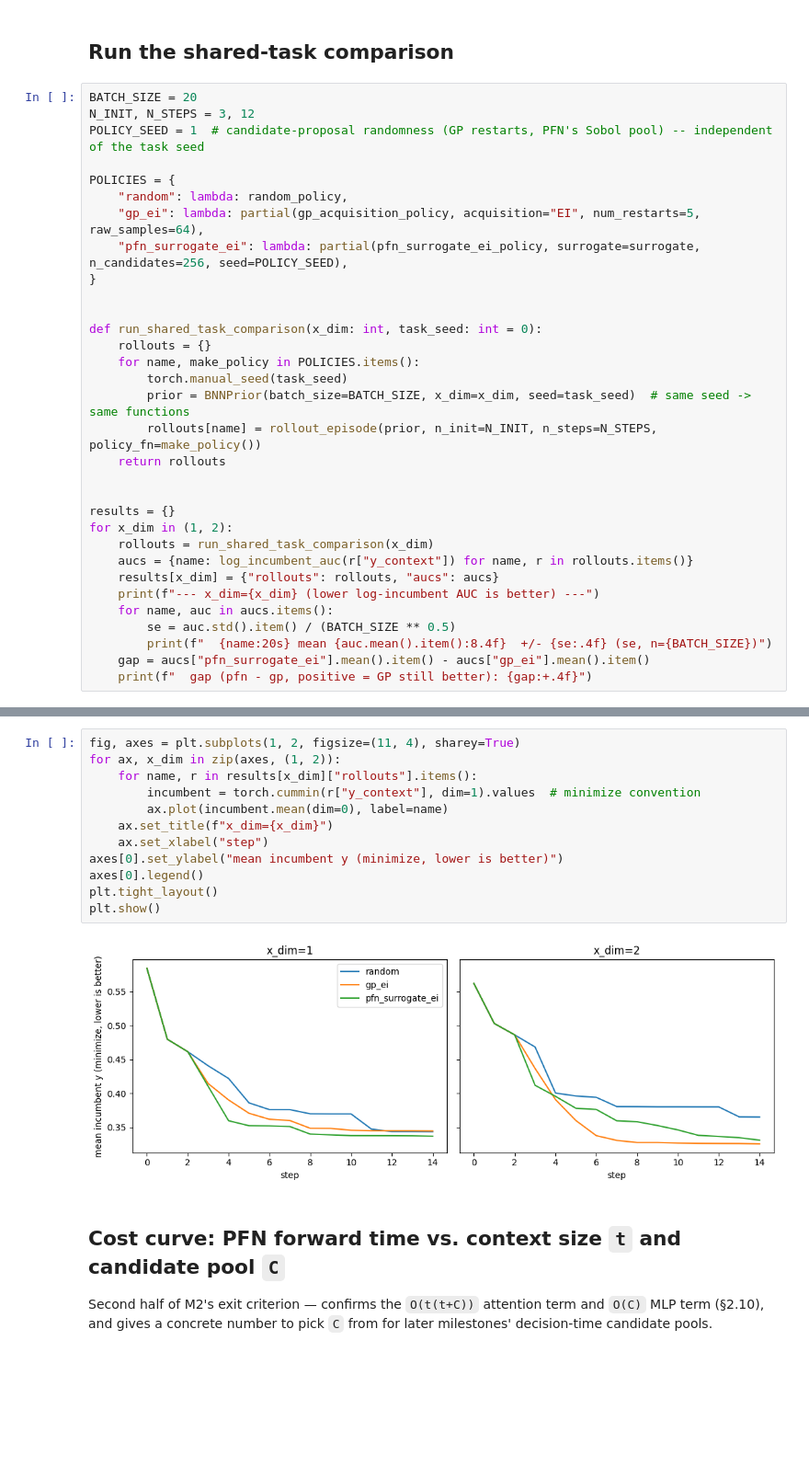
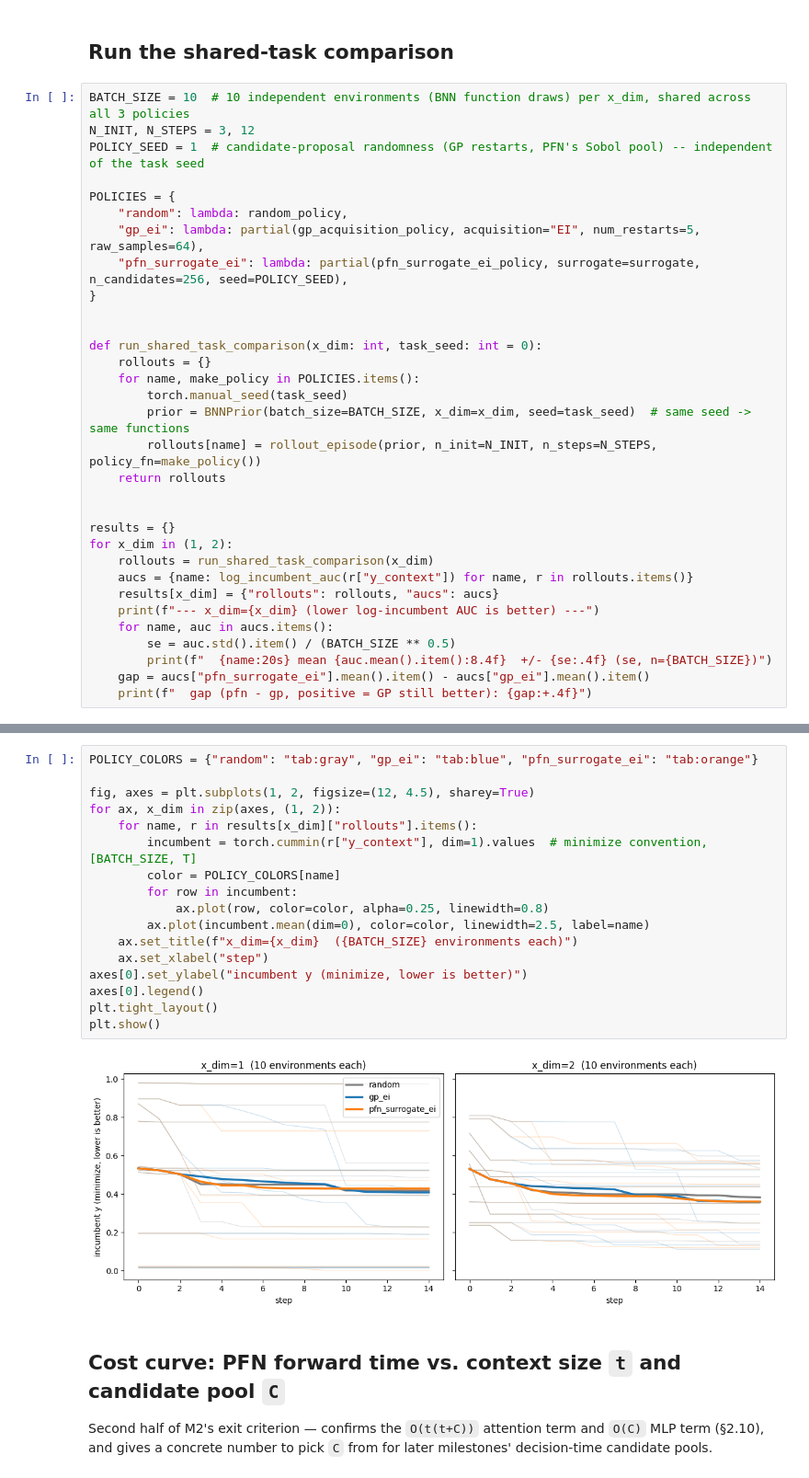
Before and after one commit to timruhkopf/AnytimeAcquisition, a Jupyter notebook: notebooks/m2_pfn_surrogate_vs_ei.ipynb, the cells around one changed output, grey strips where cells are left out. Shown at 92% size. Saved outputs shown, nothing was run; the diff lists cells and outputs as text; blank space fills up the shorter version.

```diff
--- a/notebooks/m2_pfn_surrogate_vs_ei.ipynb
+++ b/notebooks/m2_pfn_surrogate_vs_ei.ipynb
@@ -58,7 +58,7 @@ checkpoint config: {'max_x_dim': 6, 'd_model': 64, 'n_heads': 4, 'n_layers': 4,
 # %% [markdown]
 ## Run the shared-task comparison
 # %%
-BATCH_SIZE = 20
+BATCH_SIZE = 10  # 10 independent environments (BNN function draws) per x_dim, shared across all 3 policies
 N_INIT, N_STEPS = 3, 12
 POLICY_SEED = 1  # candidate-proposal randomness (GP restarts, PFN's Sobol pool) -- independent of the task seed
 
@@ -120,17 +111,22 @@ degenerate that only happens to produce a plausible-looking AUC number.
 # %%
-fig, axes = plt.subplots(1, 2, figsize=(11, 4), sharey=True)
+POLICY_COLORS = {"random": "tab:gray", "gp_ei": "tab:blue", "pfn_surrogate_ei": "tab:orange"}
+
+fig, axes = plt.subplots(1, 2, figsize=(12, 4.5), sharey=True)
 for ax, x_dim in zip(axes, (1, 2)):
     for name, r in results[x_dim]["rollouts"].items():
-        incumbent = torch.cummin(r["y_context"], dim=1).values  # minimize convention
-        ax.plot(incumbent.mean(dim=0), label=name)
-    ax.set_title(f"x_dim={x_dim}")
+        incumbent = torch.cummin(r["y_context"], dim=1).values  # minimize convention, [BATCH_SIZE, T]
+        color = POLICY_COLORS[name]
+        for row in incumbent:
+            ax.plot(row, color=color, alpha=0.25, linewidth=0.8)
+        ax.plot(incumbent.mean(dim=0), color=color, linewidth=2.5, label=name)
+    ax.set_title(f"x_dim={x_dim}  ({BATCH_SIZE} environments each)")
     ax.set_xlabel("step")
-axes[0].set_ylabel("mean incumbent y (minimize, lower is better)")
+axes[0].set_ylabel("incumbent y (minimize, lower is better)")
 axes[0].legend()
 plt.tight_layout()
 plt.show()
 # %% [output]
-[figure, old version]
+[figure, new version]
 # %% [markdown]
 ## Cost curve: PFN forward time vs. context size `t` and candidate pool `C`
 
```
Also changed, not shown: parts of 7 cells of this notebook, 7 other files.
